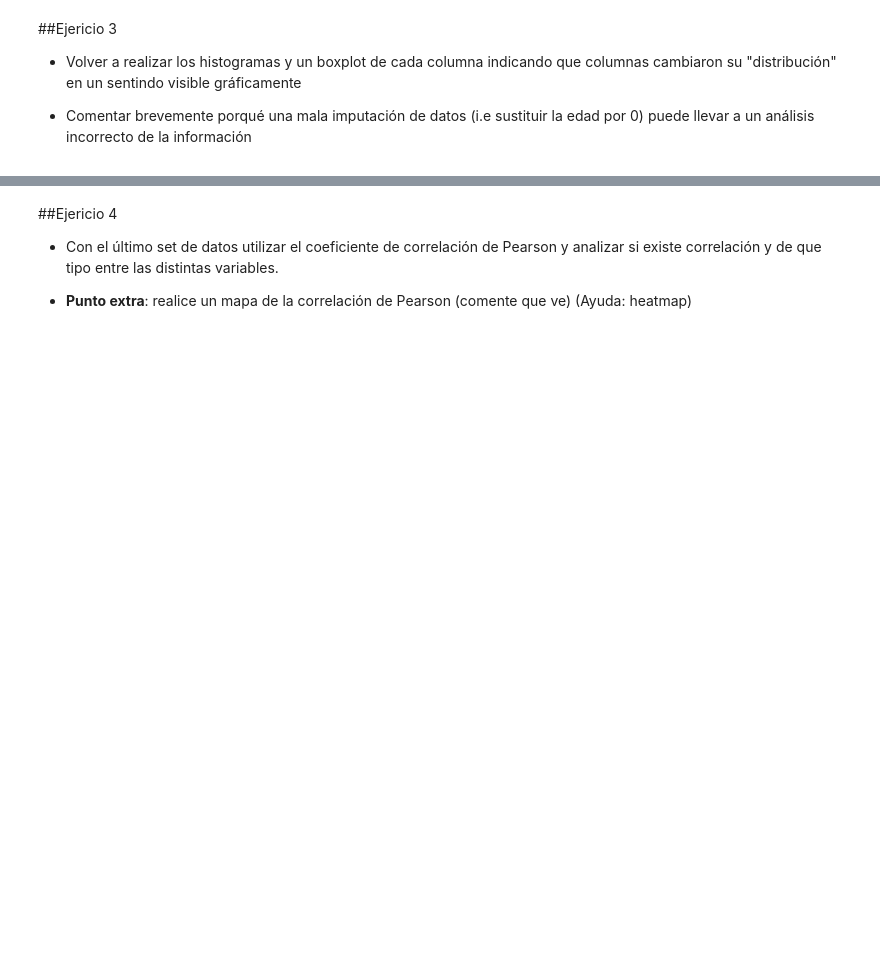
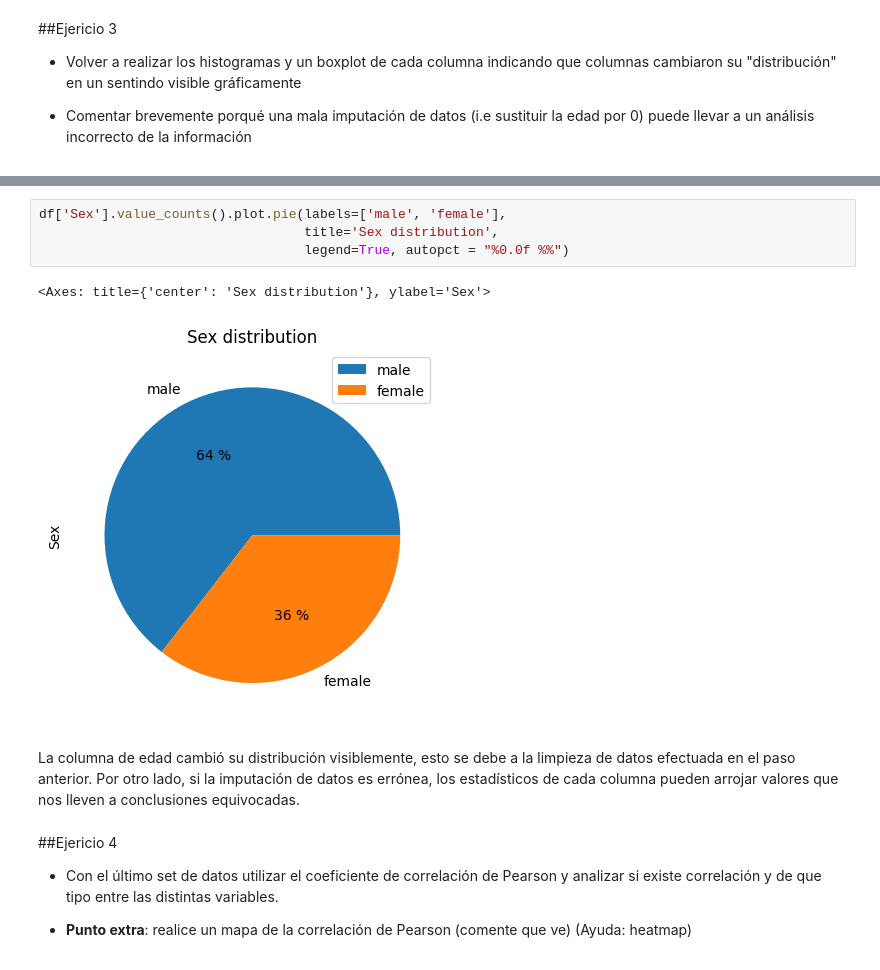
Before and after one commit to DanielIramain/aa-ped, a Jupyter notebook: PED_(CG)_2023.ipynb, the cells around one changed output, grey strips where cells are left out. Saved outputs shown, nothing was run; the diff lists cells and outputs as text; blank space fills up the shorter version.

```diff
--- a/PED_(CG)_2023.ipynb
+++ b/PED_(CG)_2023.ipynb
@@ -323,3 +353,12 @@ dtype: int64
+# %%
+df['Sex'].value_counts().plot.pie(labels=['male', 'female'],
+                                  title='Sex distribution',
+                                  legend=True, autopct = "%0.0f %%")
+# %% [output]
+<Axes: title={'center': 'Sex distribution'}, ylabel='Sex'>
+[figure, added]
+# %% [markdown]
+La columna de edad cambió su distribución visiblemente, esto se debe a la limpieza de datos efectuada en el paso anterior. Por otro lado, si la imputación de datos es errónea, los estadísticos de cada columna pueden arrojar valores que nos lleven a conclusiones equivocadas.
 # %% [markdown]
 ##Ejericio 4
 
```
Also changed, not shown: parts of 2 cells of this notebook.
